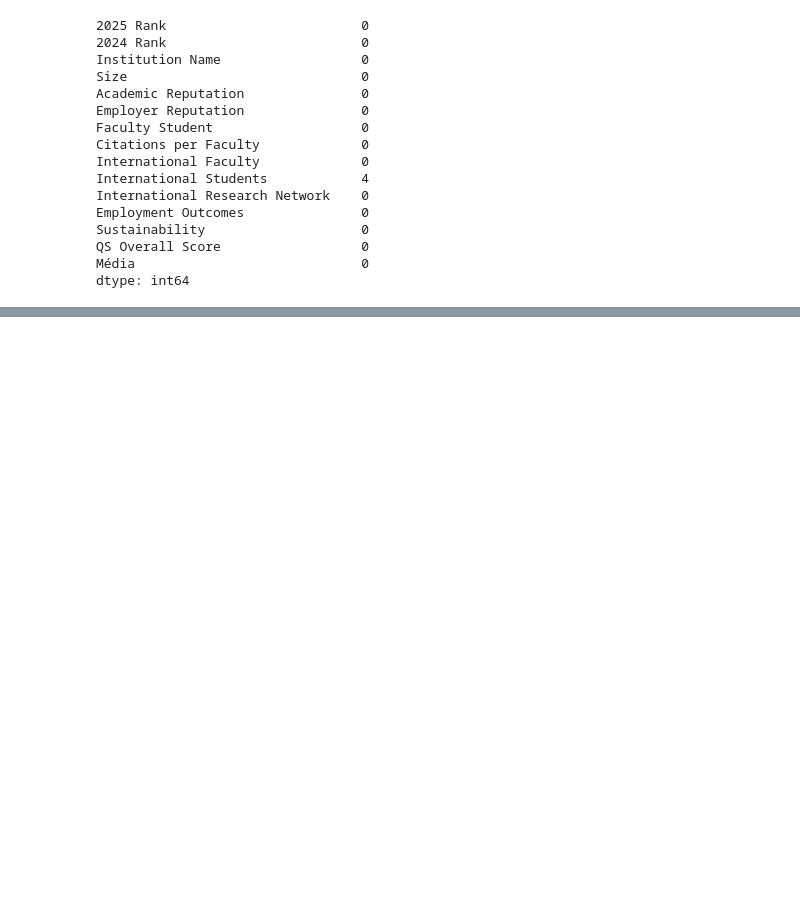
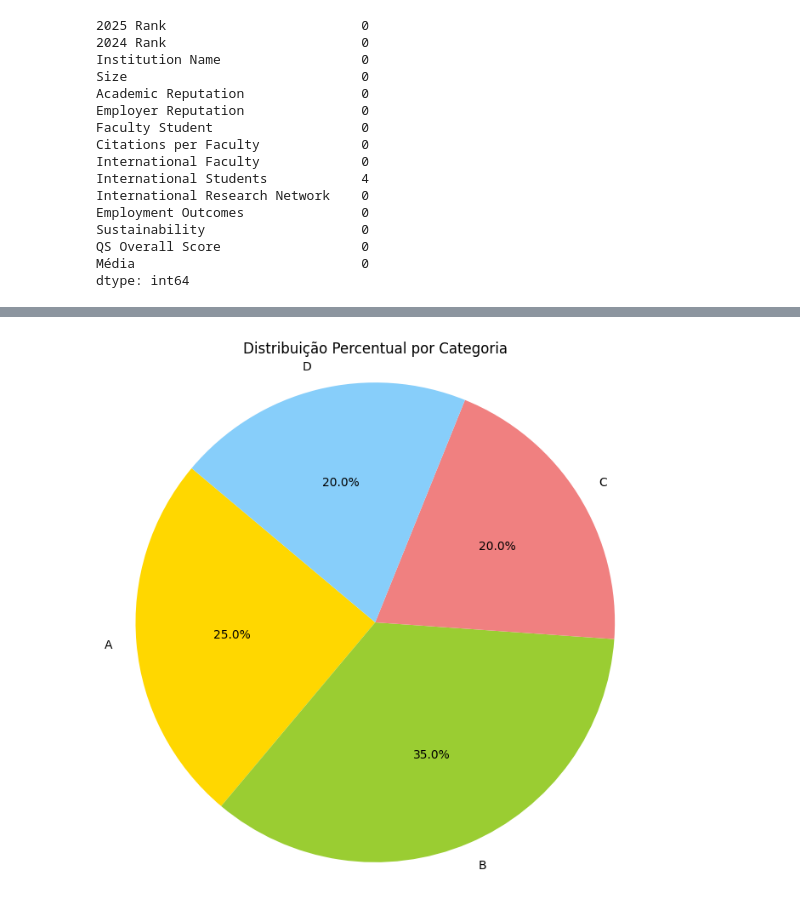
Before and after one commit to BrunoMeloSlv/AulaPython, a Jupyter notebook: aula1.ipynb, the cells around one changed output, grey strips where cells are left out. Cells and saved outputs as stored; diff of their text form; code cells hidden in the pictures; blank space fills up the shorter version.

```diff
--- a/aula1.ipynb
+++ b/aula1.ipynb
@@ -847,0 +1094,18 @@ dtype: int64
+# %%
+categorias = ['A', 'B', 'C', 'D']
+valores = [25, 35, 20, 20]  # Valores correspondentes às categorias
+# %%
+# Cores para cada fatia da pizza
+cores = ['gold', 'yellowgreen', 'lightcoral', 'lightskyblue']
+
+
+# Criando o gráfico de pizza
+plt.figure(figsize=(8, 8))  # Define o tamanho da figura
+plt.pie(valores, labels=categorias, colors=cores, autopct='%1.1f%%', startangle=140)
+plt.title('Distribuição Percentual por Categoria')
+
+# Exibindo o gráfico
+plt.axis('equal')  # Mantém a pizza em formato circular
+plt.show()
+# %% [output]
+[figure, added]
```
Also changed, not shown: parts of 47 cells of this notebook.
